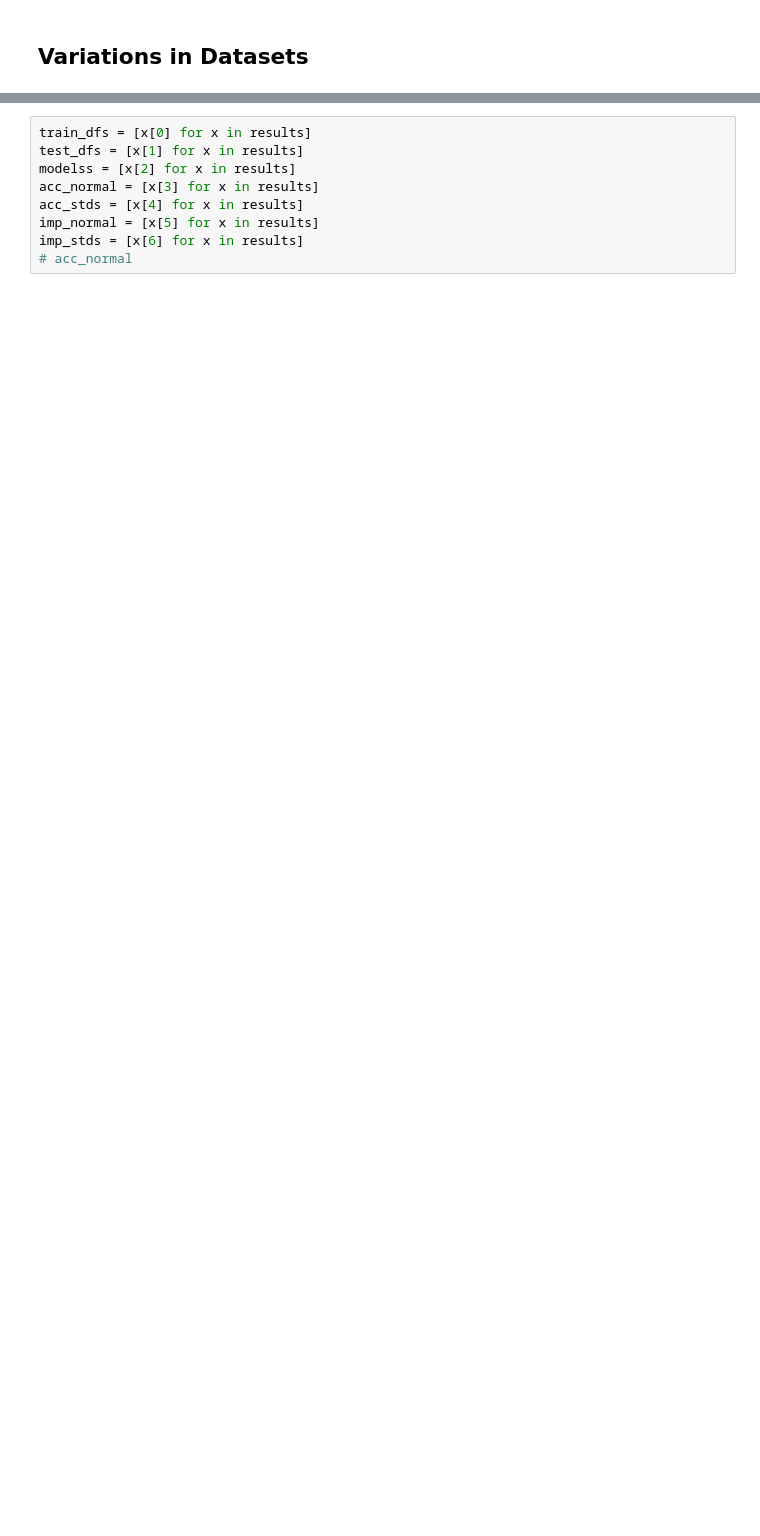
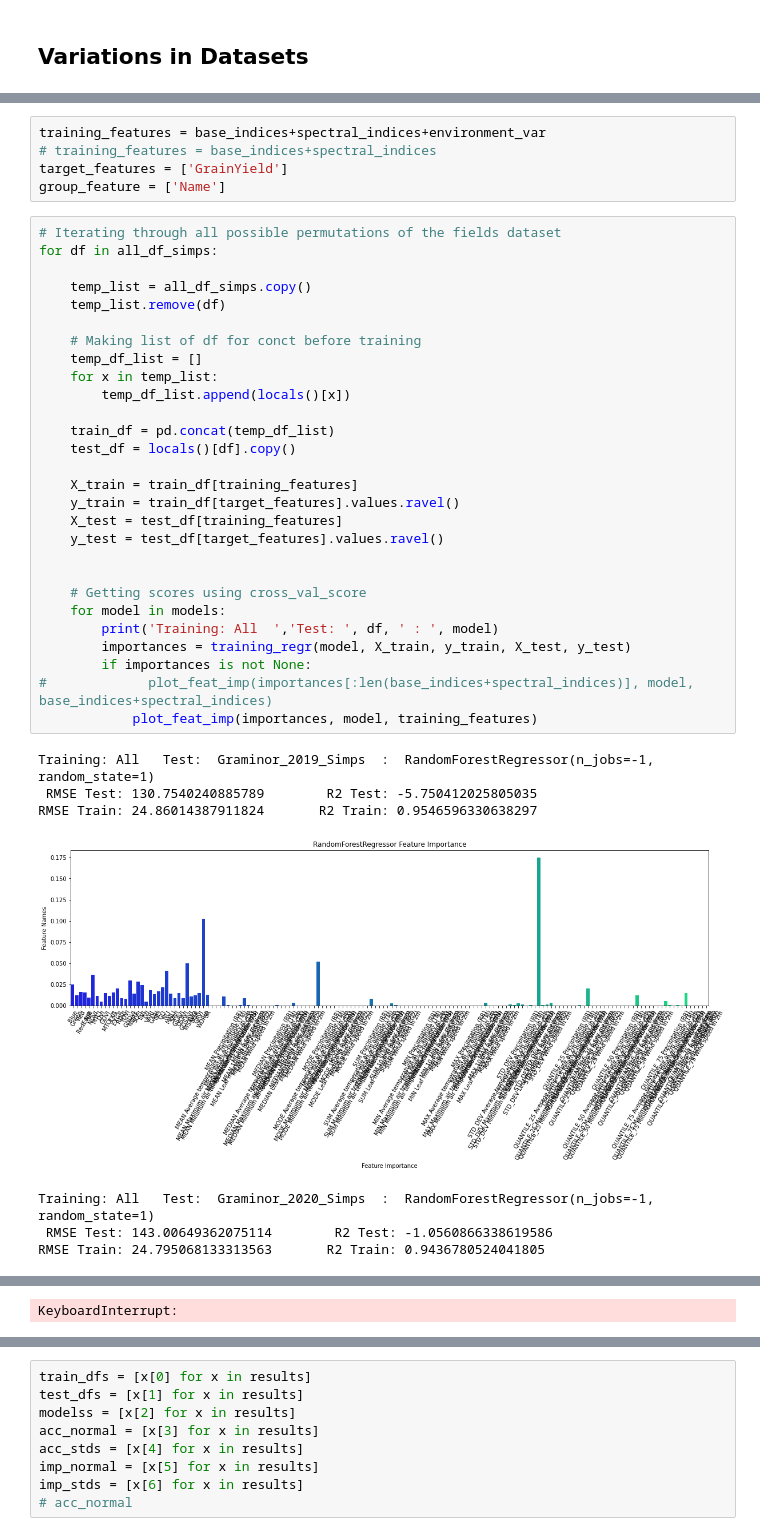
Before and after one commit to fahadijaz/spring_wheat_yield_prediction, a Jupyter notebook: 4. Model Training.ipynb, the cells around one changed output, grey strips where cells are left out. Saved outputs shown, nothing was run; the diff lists cells and outputs as text; blank space fills up the shorter version.

```diff
--- a/4. Model Training.ipynb
+++ b/4. Model Training.ipynb
@@ -582,0 +814,41 @@ id_cols_new = ['Plot_ID']
+# %%
+training_features = base_indices+spectral_indices+environment_var
+# training_features = base_indices+spectral_indices
+target_features = ['GrainYield']
+group_feature = ['Name']
+# %%
+# Iterating through all possible permutations of the fields dataset
+for df in all_df_simps:
+
+    temp_list = all_df_simps.copy()
+    temp_list.remove(df)
+
+    # Making list of df for conct before training
+    temp_df_list = []
+    for x in temp_list:
+        temp_df_list.append(locals()[x])
+
+    train_df = pd.concat(temp_df_list)
+    test_df = locals()[df].copy()
+
+    X_train = train_df[training_features]
+    y_train = train_df[target_features].values.ravel()
+    X_test = test_df[training_features]
+    y_test = test_df[target_features].values.ravel()
+
+
+    # Getting scores using cross_val_score
+    for model in models:
+        print('Training: All  ','Test: ', df, ' : ', model)
+        importances = training_regr(model, X_train, y_train, X_test, y_test)
+        if importances is not None:
+#             plot_feat_imp(importances[:len(base_indices+spectral_indices)], model, base_indices+spectral_indices)
+            plot_feat_imp(importances, model, training_features)
+# %% [output]
+Training: All   Test:  Graminor_2019_Simps  :  RandomForestRegressor(n_jobs=-1, random_state=1)
+ RMSE Test: 130.7540240885789        R2 Test: -5.750412025805035
+RMSE Train: 24.86014387911824       R2 Train: 0.9546596330638297
+[figure, added]
+Training: All   Test:  Graminor_2020_Simps  :  RandomForestRegressor(n_jobs=-1, random_state=1)
+ RMSE Test: 143.00649362075114        R2 Test: -1.0560866338619586
+RMSE Train: 24.795068133313563       R2 Train: 0.9436780524041805
@@ -582,0 +865 @@ id_cols_new = ['Plot_ID']
+KeyboardInterrupt:
```
Also changed, not shown: parts of 80 cells of this notebook, 46 other files.
